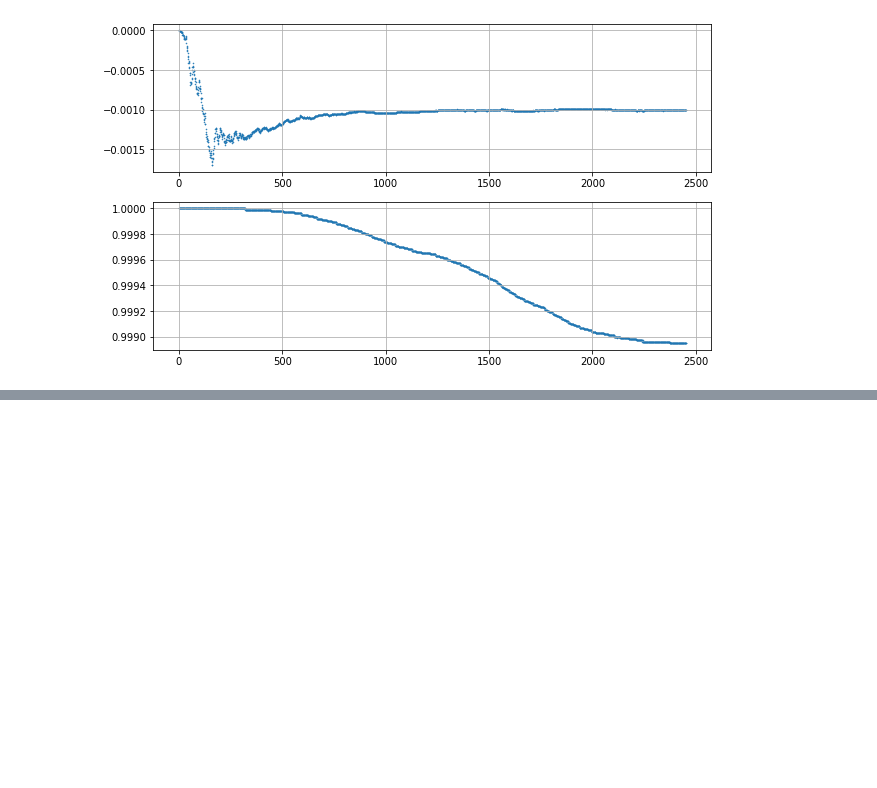
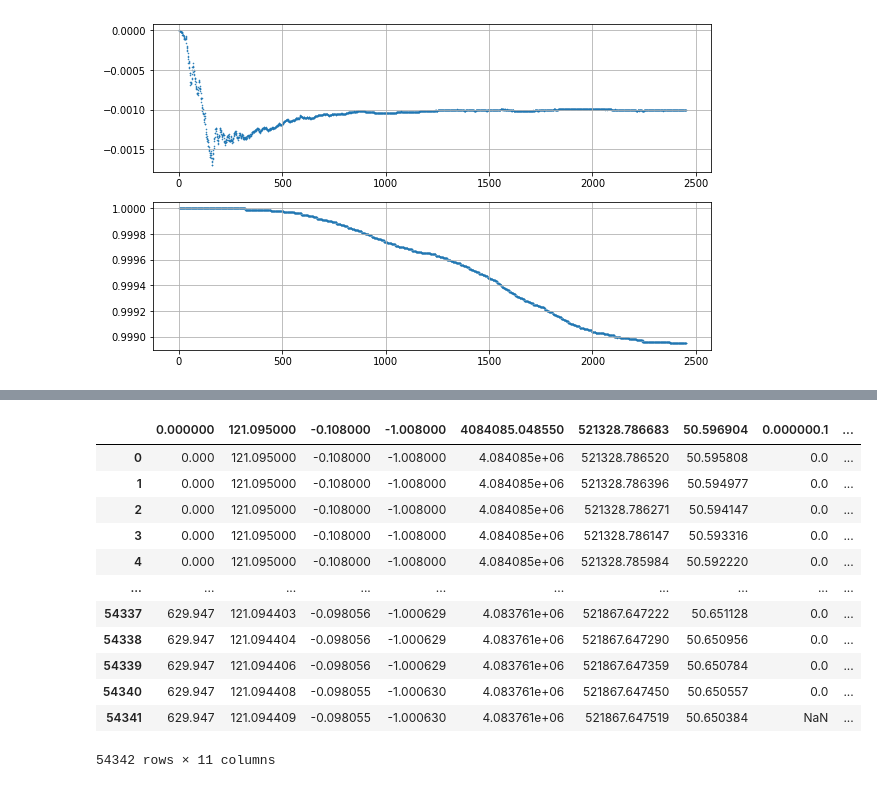
Before and after one commit to xinhaohao/highSpeedRailway, a Jupyter notebook: python_script/datanay.ipynb, the cells around one changed output, grey strips where cells are left out. Cells and saved outputs as stored; diff of their text form; code cells hidden in the pictures; blank space fills up the shorter version.

```diff
--- a/python_script/datanay.ipynb
+++ b/python_script/datanay.ipynb
@@ -54,0 +69,16 @@ d
+# %%
+d
+# %% [output]
+|  | 0.000000 | 121.095000 | -0.108000 | -1.008000 | 4084085.048550 | 521328.786683 | 50.596904 | 0.000000.1 | ... |
+| 0 | 0.000 | 121.095000 | -0.108000 | -1.008000 | 4.084085e+06 | 521328.786520 | 50.595808 | 0.0 | ... |
+| 1 | 0.000 | 121.095000 | -0.108000 | -1.008000 | 4.084085e+06 | 521328.786396 | 50.594977 | 0.0 | ... |
+| 2 | 0.000 | 121.095000 | -0.108000 | -1.008000 | 4.084085e+06 | 521328.786271 | 50.594147 | 0.0 | ... |
+| 3 | 0.000 | 121.095000 | -0.108000 | -1.008000 | 4.084085e+06 | 521328.786147 | 50.593316 | 0.0 | ... |
+| 4 | 0.000 | 121.095000 | -0.108000 | -1.008000 | 4.084085e+06 | 521328.785984 | 50.592220 | 0.0 | ... |
+| ... | ... | ... | ... | ... | ... | ... | ... | ... | ... |
+| 54337 | 629.947 | 121.094403 | -0.098056 | -1.000629 | 4.083761e+06 | 521867.647222 | 50.651128 | 0.0 | ... |
+| 54338 | 629.947 | 121.094404 | -0.098056 | -1.000629 | 4.083761e+06 | 521867.647290 | 50.650956 | 0.0 | ... |
+| 54339 | 629.947 | 121.094406 | -0.098056 | -1.000629 | 4.083761e+06 | 521867.647359 | 50.650784 | 0.0 | ... |
+| 54340 | 629.947 | 121.094408 | -0.098055 | -1.000630 | 4.083761e+06 | 521867.647450 | 50.650557 | 0.0 | ... |
+| 54341 | 629.947 | 121.094409 | -0.098055 | -1.000630 | 4.083761e+06 | 521867.647519 | 50.650384 | NaN | ... |
+54342 rows × 11 columns
```
Also changed, not shown: parts of 3 cells of this notebook, 12 other files.
